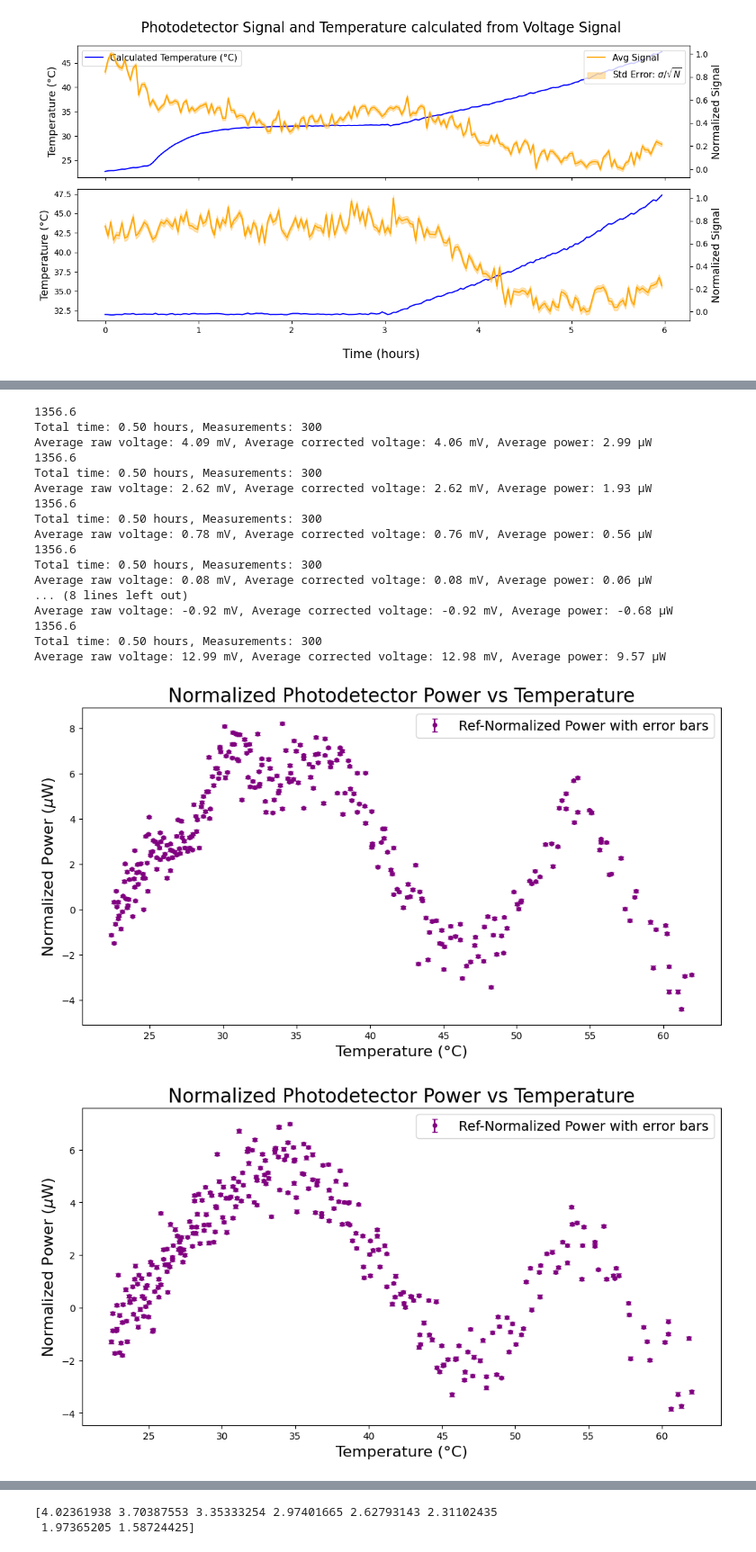
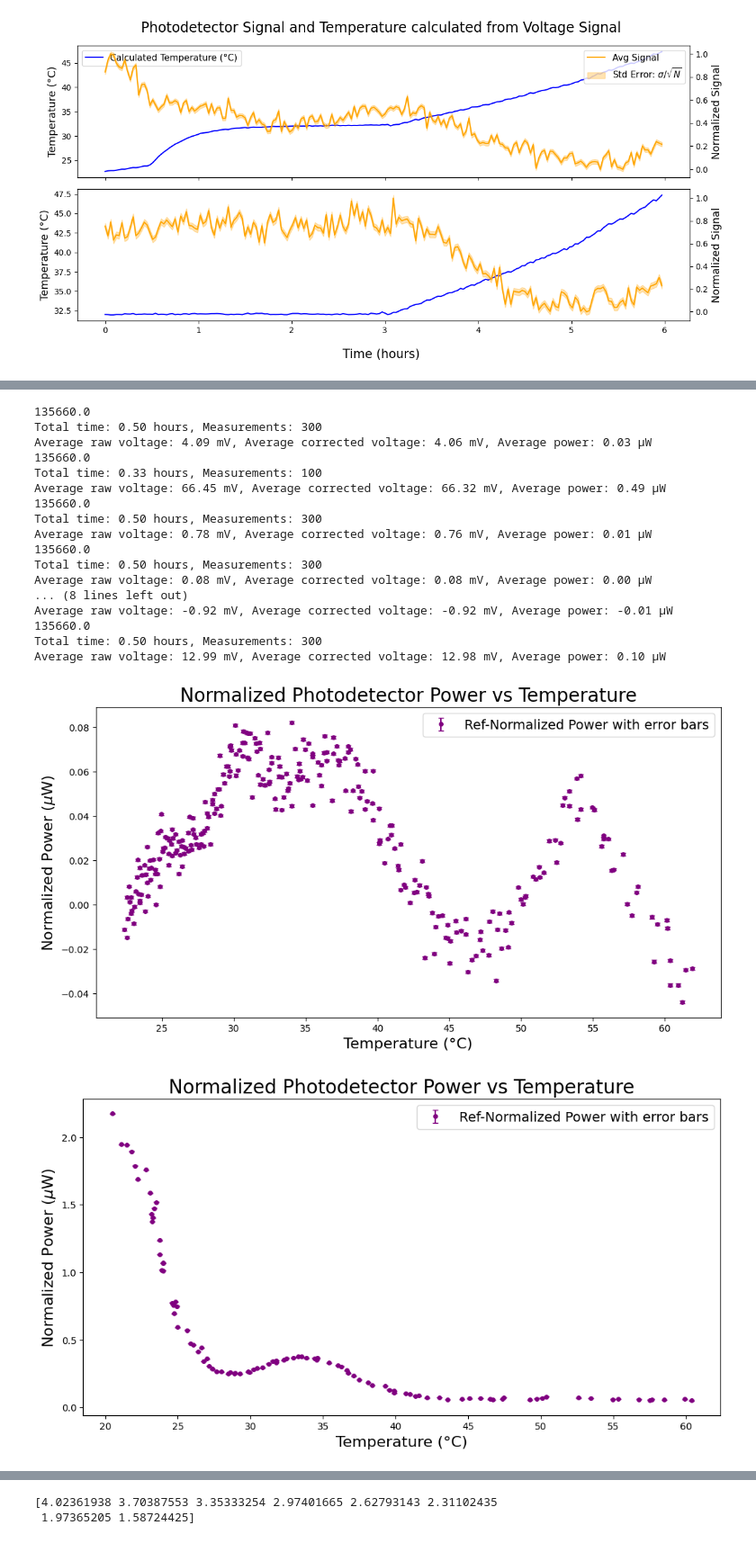
Before and after one commit to qpit/Eskild-Project-2026, a Jupyter notebook: overnight_data.ipynb, the cells around one changed output, grey strips where cells are left out. Shown at 90% size. Saved outputs shown, nothing was run; the diff lists cells and outputs as text; code cells hidden in the pictures.

```diff
--- a/overnight_data.ipynb
+++ b/overnight_data.ipynb
@@ -519,3 +527,43 @@ Total time: 0.50 hours, Measurements: 300
 [figure]
 [figure]
 [figure]
+# %%
+filepath = r"Overnight_data\Overnight_data_21-04-2026_21-13.csv"
+sensitivity_V_per_W = 0.57 * 2.38e5
+data = np.genfromtxt(filepath, delimiter=',', skip_header=1)
+time_data = data[:, 0]
+time_hours = time_data / 3600
+channel1 = data[:, 2]  # Assuming Ch1_Avg is the 3rd column
+channel2 = data[:, 3]  # Assuming Ch2_Avg is the 4th column
+channel3 = data[:, 4]  # Assuming Ch3_Avg is the 5th column
+std = data[:, 5:8]  # Standard deviations for each channel
+SEM = data[:, 8:]  # Standard error of the mean for each channel
+resist = voltage_to_kOhm(channel2)
+temperature = temperature_from_resistance(resist)
+# Normalize channel 1 by using channel 3 as reference
+ch1_ch3_ratio = channel1 / channel3
+
+# Scale ratio back to physical voltage by multiplying by the mean reference voltage.
+# This corrects for intensity fluctuations while keeping the absolute scale intact.
+corrected_voltage = ch1_ch3_ratio * np.mean(channel3)
+# Convert corrected voltage to Power in microwatts
+power_W = corrected_voltage / sensitivity_V_per_W
+power_uW = power_W * 1e6  # Convert to microwatts
+
+SEM_ch1 = SEM[:, 0]
+SEM_ch3 = SEM[:, 2]
+# Ensure error is always positive using np.abs
+ratio_sem = np.abs(ch1_ch3_ratio) * np.sqrt((SEM_ch1 / channel1)**2 + (SEM_ch3 / channel3)**2)
+# Convert propagated ratio error to microwatts using the same scaling
+SEM_power_uW = (ratio_sem * np.mean(channel3) / sensitivity_V_per_W) * 1e6
+print(sensitivity_V_per_W)
+# Plot Signal Power vs Temperature
+fig, ax = plt.subplots(figsize=(8, 6))
+ax.errorbar(temperature, power_uW, yerr=SEM_power_uW, label='Ref-Normalized Power with error bars', color='orange', fmt='o', markersize=4, capsize=3)
+ax.set_xlabel('Temperature (°C)', fontsize=16)
+ax.set_ylabel('Reference-Normalized Power ($\mu$W)', fontsize=16)
+ax.legend(loc='upper right', fontsize=14)
+ax.set_title('Ref-Normalized Power vs Temperature', fontsize=20)
+print(f"Total time: {time_hours[-1]:.2f} hours, Measurements: {len(time_data)}")
+print("Average raw voltage: {:.2f} mV, Average corrected voltage: {:.2f} mV, Average power: {:.2f} μW".format(np.mean(channel1)*1e3, np.mean(corrected_voltage)*1e3, np.mean(power_uW)))
+# plt.savefig("C:\\Users\\eskil\\OneDrive\\DTU\\6.sem\\bachelor_project\\figures\\data_crystal1.pdf", format="pdf", dpi=300)
@@ -522,6 +575,6 @@ Total time: 0.50 hours, Measurements: 300
 # %%
 filenames = [r"Overnight_data\Overnight_data_13-04-2026_16-59.csv",
-             r"Overnight_data\Overnight_data_13-04-2026_19-05.csv",
+             r"Overnight_data\Overnight_data_17-04-2026_11-59.csv",
              r"Overnight_data\Overnight_data_13-04-2026_21-12.csv",
              r"Overnight_data\Overnight_data_13-04-2026_23-18.csv",
              r"Overnight_data\Overnight_data_14-04-2026_01-25.csv",
@@ -531,7 +584,7 @@ filenames = [r"Overnight_data\Overnight_data_13-04-2026_16-59.csv",
 
 # TODO: Update this value with your detector's actual sensitivity (in V/W) at the used wavelength!
 # Example: If sensitivity is 1.5 * 10^5 V/W, use 1.5e5
-sensitivity_V_per_W = 0.57 * 2.38e3
+sensitivity_V_per_W = 0.57 * 2.38e5
 
 
 
@@ -554,45 +607,45 @@ for filepath in filenames:
     # Scale ratio back to physical voltage by multiplying by the mean reference voltage.
     # This corrects for intensity fluctuations while keeping the absolute scale intact.
     corrected_voltage = ch1_ch3_ratio * np.mean(channel3)
 
     # Convert corrected voltage to Power in microwatts
     power_W = corrected_voltage / sensitivity_V_per_W
     power_uW = power_W * 1e6  # Convert to microwatts
 
     SEM_ch1 = SEM[:, 0]
     SEM_ch3 = SEM[:, 2]
     # Ensure error is always positive using np.abs
     ratio_sem = np.abs(ch1_ch3_ratio) * np.sqrt((SEM_ch1 / channel1)**2 + (SEM_ch3 / channel3)**2)
 
     # Convert propagated ratio error to microwatts using the same scaling
     SEM_power_uW = (ratio_sem * np.mean(channel3) / sensitivity_V_per_W) * 1e6
     print(sensitivity_V_per_W)
     # Plot Signal Power vs Temperature
     fig, ax = plt.subplots(figsize=(12, 6))
     ax.errorbar(temperature, power_uW, yerr=SEM_power_uW, label='Ref-Normalized Power with error bars', color='purple', fmt='o', markersize=4, capsize=3)
     ax.set_xlabel('Temperature (°C)', fontsize=16)
     ax.set_ylabel('Normalized Power ($\mu$W)', fontsize=16)
     ax.legend(loc='upper right', fontsize=14)
     ax.set_title('Normalized Photodetector Power vs Temperature', fontsize=20)
     print(f"Total time: {time_hours[-1]:.2f} hours, Measurements: {len(time_data)}")
     print("Average raw voltage: {:.2f} mV, Average corrected voltage: {:.2f} mV, Average power: {:.2f} μW".format(np.mean(channel1)*1e3, np.mean(corrected_voltage)*1e3, np.mean(power_uW)))
 # %% [output]
-1356.6
+135660.0
 Total time: 0.50 hours, Measurements: 300
-Average raw voltage: 4.09 mV, Average corrected voltage: 4.06 mV, Average power: 2.99 μW
-1356.6
+Average raw voltage: 4.09 mV, Average corrected voltage: 4.06 mV, Average power: 0.03 μW
+135660.0
+Total time: 0.33 hours, Measurements: 100
+Average raw voltage: 66.45 mV, Average corrected voltage: 66.32 mV, Average power: 0.49 μW
+135660.0
 Total time: 0.50 hours, Measurements: 300
-Average raw voltage: 2.62 mV, Average corrected voltage: 2.62 mV, Average power: 1.93 μW
-1356.6
+Average raw voltage: 0.78 mV, Average corrected voltage: 0.76 mV, Average power: 0.01 μW
+135660.0
 Total time: 0.50 hours, Measurements: 300
-Average raw voltage: 0.78 mV, Average corrected voltage: 0.76 mV, Average power: 0.56 μW
-1356.6
+Average raw voltage: 0.08 mV, Average corrected voltage: 0.08 mV, Average power: 0.00 μW
+... (8 lines left out)
+Average raw voltage: -0.92 mV, Average corrected voltage: -0.92 mV, Average power: -0.01 μW
+135660.0
 Total time: 0.50 hours, Measurements: 300
-Average raw voltage: 0.08 mV, Average corrected voltage: 0.08 mV, Average power: 0.06 μW
-... (8 lines left out)
-Average raw voltage: -0.92 mV, Average corrected voltage: -0.92 mV, Average power: -0.68 μW
-1356.6
-Total time: 0.50 hours, Measurements: 300
-Average raw voltage: 12.99 mV, Average corrected voltage: 12.98 mV, Average power: 9.57 μW
+Average raw voltage: 12.99 mV, Average corrected voltage: 12.98 mV, Average power: 0.10 μW
-[figure, old version]
+[figure, new version]
-[figure, old version]
+[figure, new version]
```
Also changed, not shown: parts of 10 cells of this notebook, 3 other files.
